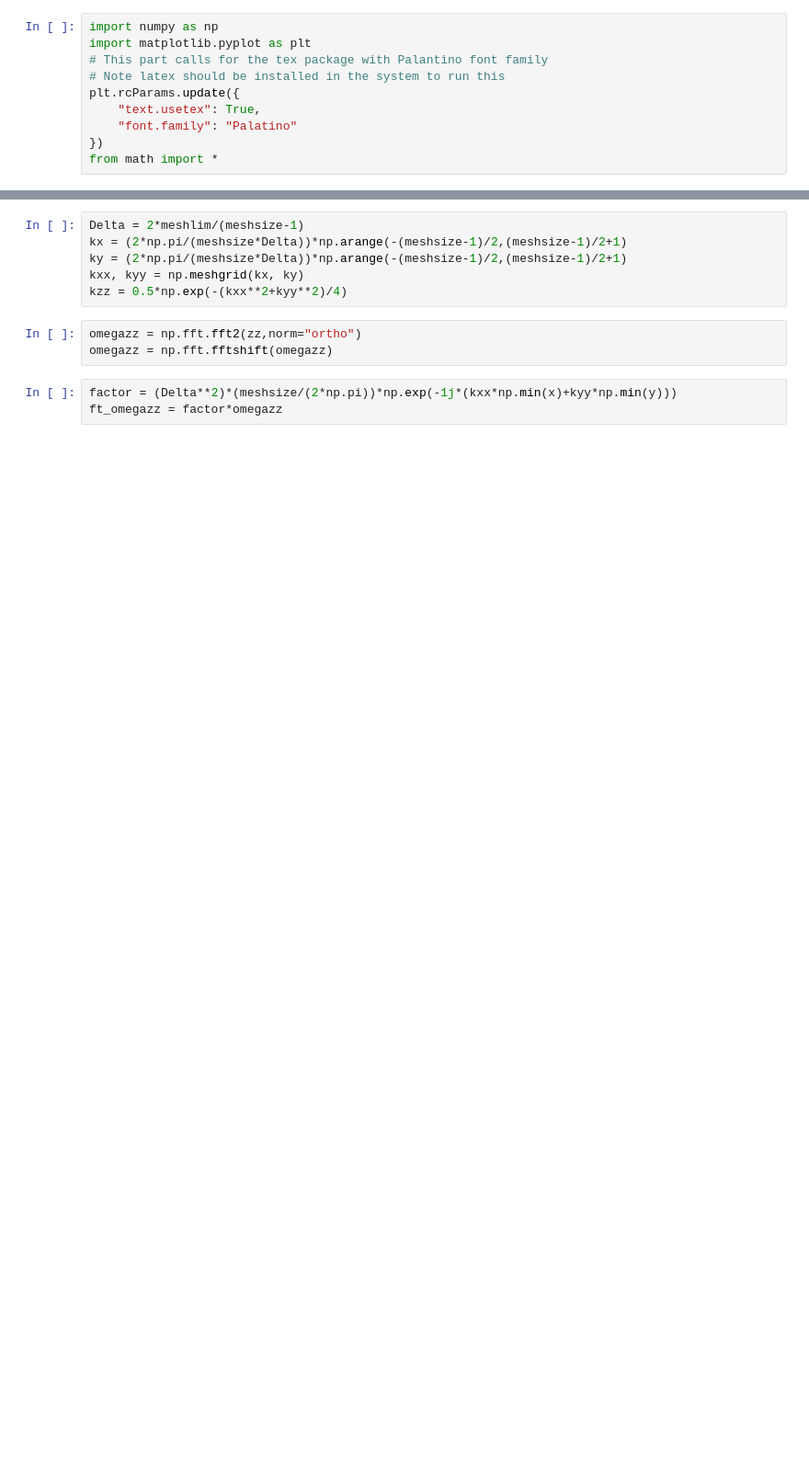
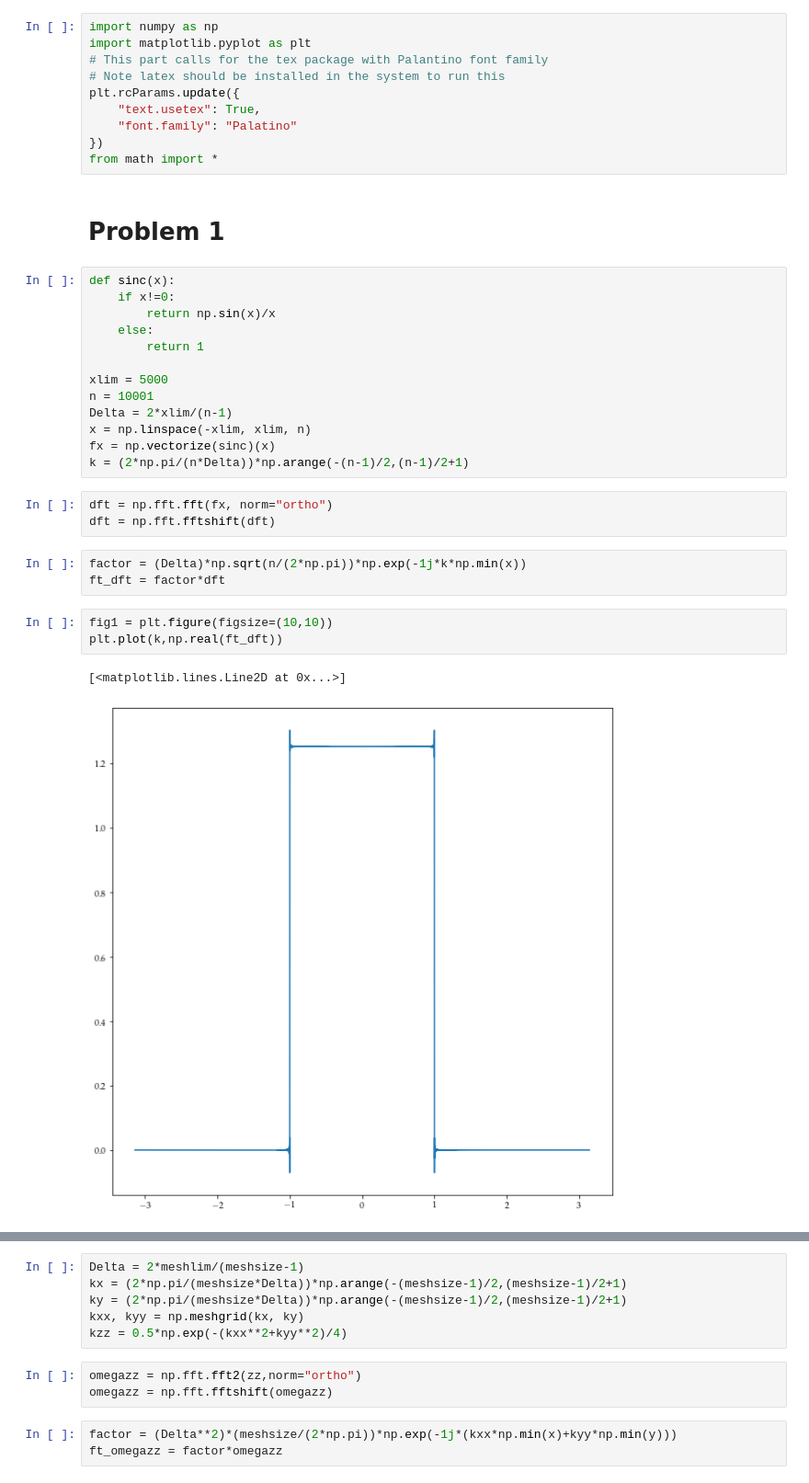
Before and after one commit to oven8/Computational-Physics-2024, a Jupyter notebook: Assignment 3/Sambit-Computational-Physics-A3.ipynb, the cells around one changed output, grey strips where cells are left out. Shown at 92% size. Saved outputs shown, nothing was run; the diff lists cells and outputs as text; blank space fills up the shorter version.

```diff
--- a/Assignment 3/Sambit-Computational-Physics-A3.ipynb
+++ b/Assignment 3/Sambit-Computational-Physics-A3.ipynb
@@ -8,3 +8,30 @@ plt.rcParams.update({
     "font.family": "Palatino"
 })
 from math import *
+# %% [markdown]
+# Problem 1
+# %%
+def sinc(x):
+    if x!=0:
+        return np.sin(x)/x
+    else:
+        return 1
+
+xlim = 5000
+n = 10001
+Delta = 2*xlim/(n-1)
+x = np.linspace(-xlim, xlim, n)
+fx = np.vectorize(sinc)(x)
+k = (2*np.pi/(n*Delta))*np.arange(-(n-1)/2,(n-1)/2+1)
+# %%
+dft = np.fft.fft(fx, norm="ortho")
+dft = np.fft.fftshift(dft)
+# %%
+factor = (Delta)*np.sqrt(n/(2*np.pi))*np.exp(-1j*k*np.min(x))
+ft_dft = factor*dft
+# %%
+fig1 = plt.figure(figsize=(10,10))
+plt.plot(k,np.real(ft_dft))
+# %% [output]
+[<matplotlib.lines.Line2D at 0x...>]
+[figure, added]
```
Also changed, not shown: parts of 7 cells of this notebook.
